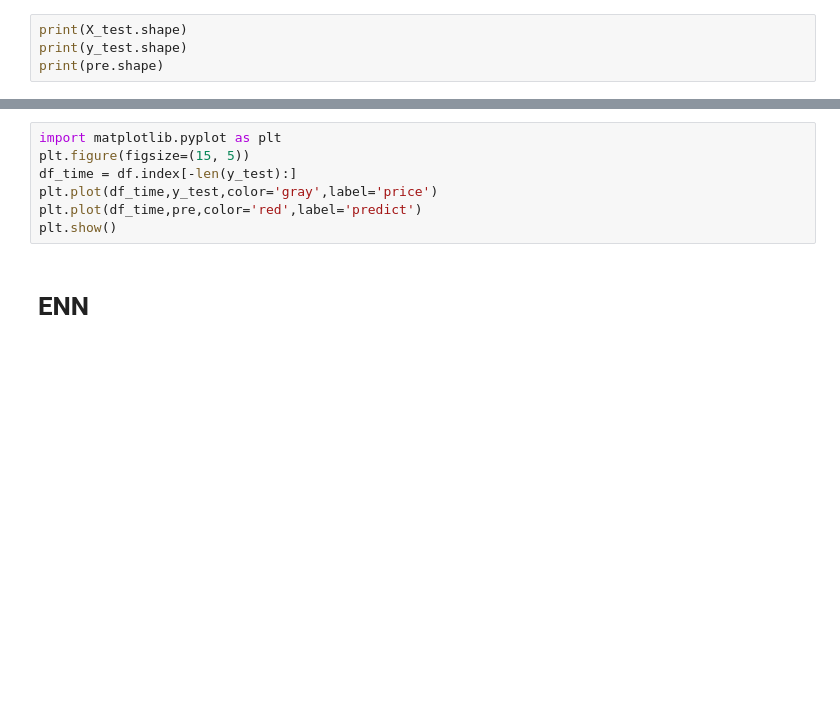
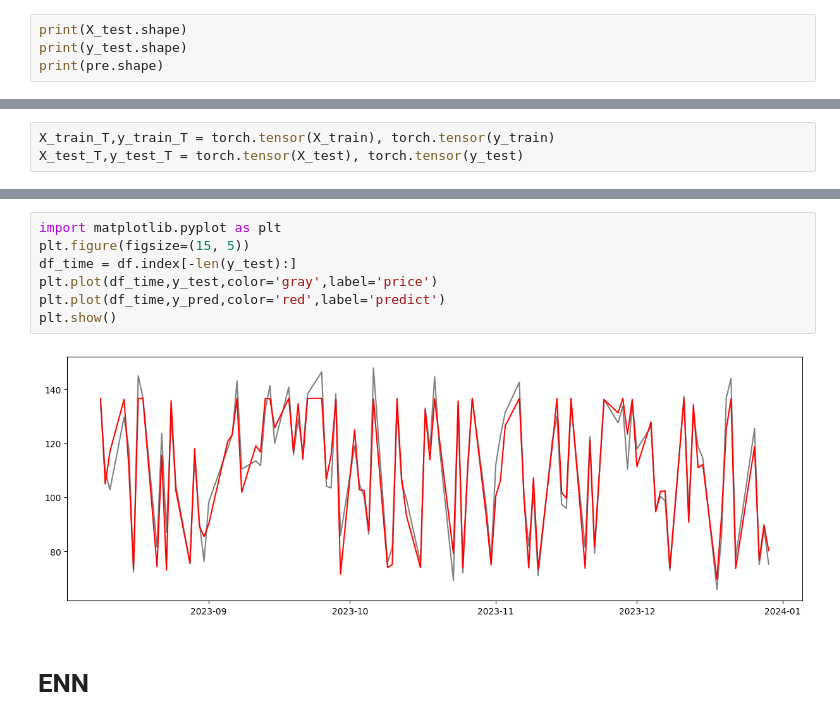
Before and after one commit to Ykiiii/Timing-signal-analysis, a Jupyter notebook: RNN.ipynb, the cells around one changed output, grey strips where cells are left out. Drawn from its saved outputs; the diff is of its cells as text; blank space fills up the shorter version.

```diff
--- a/RNN.ipynb
+++ b/RNN.ipynb
@@ -165,0 +392,3 @@ print(pre.shape)
+# %%
+X_train_T,y_train_T = torch.tensor(X_train), torch.tensor(y_train)
+X_test_T,y_test_T = torch.tensor(X_test), torch.tensor(y_test)
@@ -166,10 +563,12 @@ print(pre.shape)
 # %%
 import matplotlib.pyplot as plt
 plt.figure(figsize=(15, 5))
 df_time = df.index[-len(y_test):]
 plt.plot(df_time,y_test,color='gray',label='price')
-plt.plot(df_time,pre,color='red',label='predict')
+plt.plot(df_time,y_pred,color='red',label='predict')
 plt.show()
+# %% [output]
+[figure, added]
 # %% [markdown]
 # ENN
 # %%
```
Also changed, not shown: parts of 26 cells of this notebook, 2 other files.
